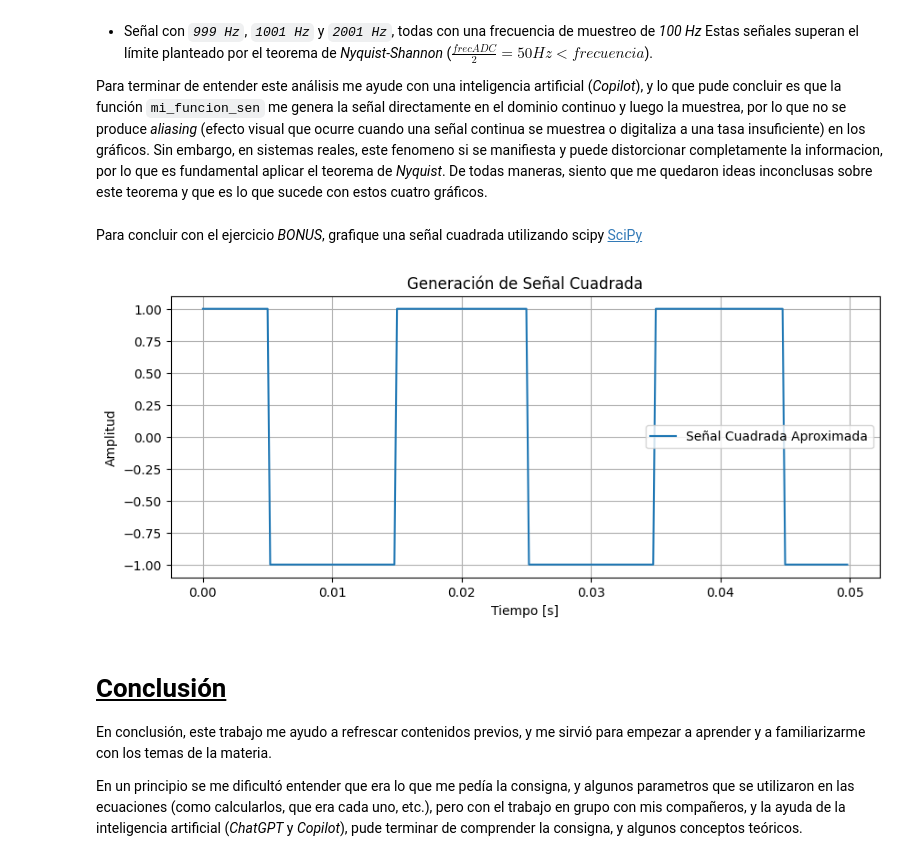
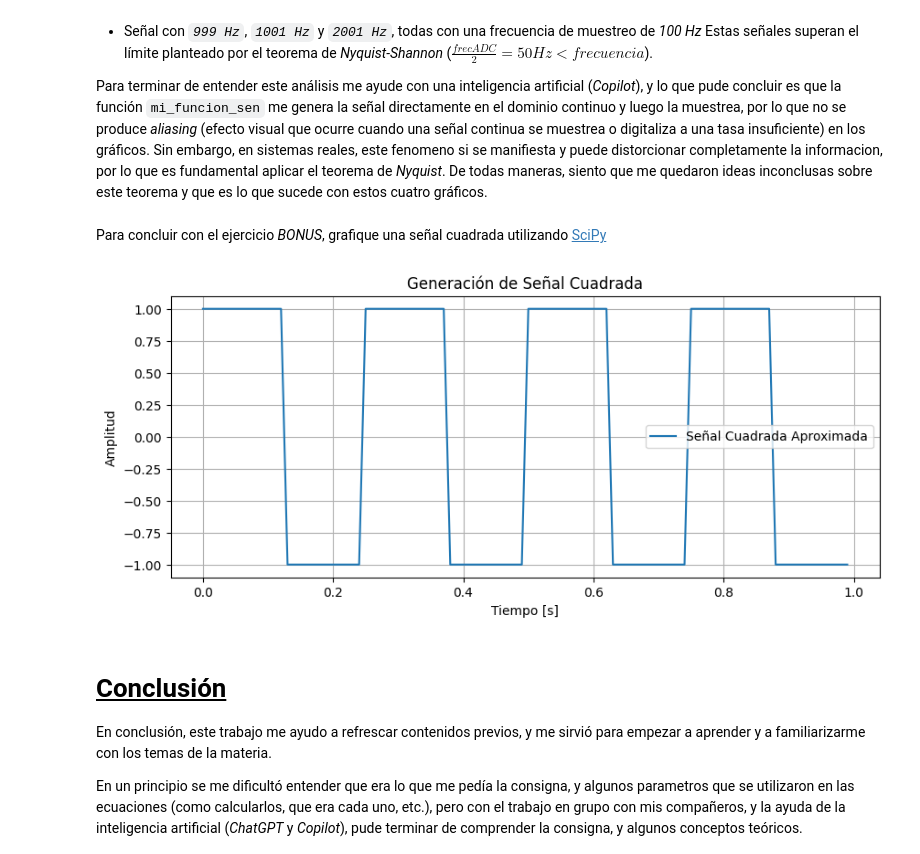
Before and after one commit to Catalina-git/APS, a Jupyter notebook: TP0 - Primeros pasos en la simulacion/TS0 - Primeros pasos en la simulación.ipynb, the cells around one changed output. Drawn from its saved outputs; the diff is of its cells as text; code cells hidden in the pictures.

```diff
--- a/TP0 - Primeros pasos en la simulacion/TS0 - Primeros pasos en la simulación.ipynb
+++ b/TP0 - Primeros pasos en la simulacion/TS0 - Primeros pasos en la simulación.ipynb
@@ -223,42 +259,44 @@ plt.show()
 
 Para terminar de entender este análisis me ayude con una inteligencia artificial (*Copilot*), y lo que pude concluir es que la función `mi_funcion_sen` me genera la señal directamente en el dominio continuo y luego la muestrea, por lo que no se produce *aliasing* (efecto visual que ocurre cuando una señal continua se muestrea o digitaliza a una tasa insuficiente) en los gráficos. Sin embargo, en sistemas reales, este fenomeno si se manifiesta y puede distorcionar completamente la informacion, por lo que es fundamental aplicar el teorema de *Nyquist*. De todas maneras, siento que me quedaron ideas inconclusas sobre este teorema y que es lo que sucede con estos cuatro gráficos.
 # %% [markdown]
-Para concluir con el ejercicio *BONUS*, grafique una señal cuadrada utilizando scipy [SciPy](https://docs.scipy.org/doc/scipy/reference/generated/scipy.signal.sweep_poly.html#scipy.signal.sweep_poly)
+Para concluir con el ejercicio *BONUS*, grafique una señal cuadrada utilizando [SciPy](https://docs.scipy.org/doc/scipy/reference/generated/scipy.signal.sweep_poly.html#scipy.signal.sweep_poly)
 # %%
 # Grafico una señal cuadrada
+# Primero importo la libreria numpy
+import numpy as np
+import matplotlib.pyplot as plt
+from scipy import signal
 
-from scipy.signal import sweep_poly
+def mi_funcion_cuadrada (frecuencia, frecADC, N, offset, fase):
+    Ts = 1/frecADC # Es el tiempo en el cual se toma cada muestra
 
-# Parámetros de la señal
-amplitud = 1 # Volts
+    ttc = np.arange(start = 0, stop= N*Ts, step = Ts)
+
+    xxc = signal.square(2 * np.pi * frecuencia * ttc + fase) + offset
+
+    return ttc, xxc
+
+# Defino mis variables
+N = 100
 offset = 0
-frecuencia = 50 # Hz
-fase = 0 # radianes
-tiempo_total = 0.05 # segundos
-frecADC = 5000 # Frecuencia de muestreo (Hz)
-t = np.arange(0, tiempo_total, 1/frecADC)
+frecuencia = 4
+fase = 0
+frecADC = 100
 
-# Definimos el polinomio que describe la frecuencia instantánea
-# En este caso, una aproximación simple con una frecuencia constante
-polinomio = np.poly1d([frecuencia])
-
-# Generamos la señal utilizando sweep_poly
-senal_senoidal = sweep_poly(t, polinomio)
-
-# Aproximamos la señal cuadrada utilizando una combinación de senos
-senal_cuadrada = np.sign(senal_senoidal)
+# Llamo a mi funcion
+ttc, xxc = mi_funcion_cuadrada(frecuencia, frecADC, N, offset, fase)
 
 # Graficamos la señal cuadrada generada
 plt.figure(figsize=(10, 4))
-plt.plot(t, senal_cuadrada, label='Señal Cuadrada Aproximada')
+plt.plot(ttc, xxc, label='Señal Cuadrada Aproximada')
 plt.title('Generación de Señal Cuadrada')
 plt.xlabel('Tiempo [s]')
 plt.ylabel('Amplitud')
 plt.grid(True)
 plt.legend()
 plt.show()
 # %% [output]
-[figure, old version]
+[figure, new version]
 # %% [markdown]
 # <u>**Conclusión**</u>
 
```
Also changed, not shown: parts of 2 cells of this notebook, 1 other file.
